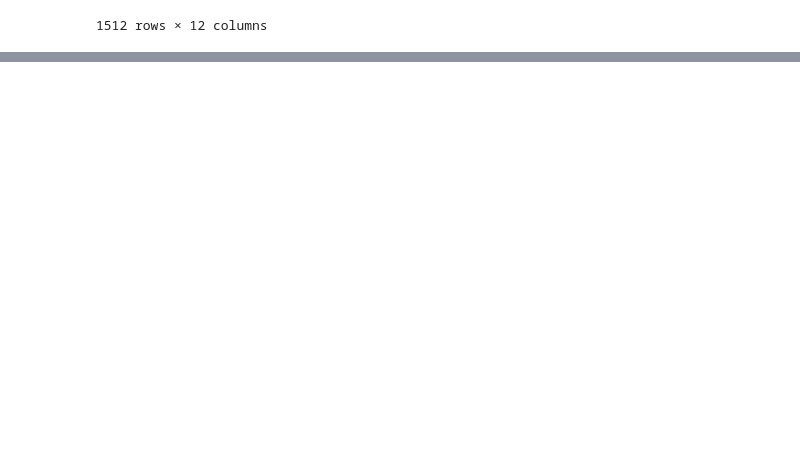
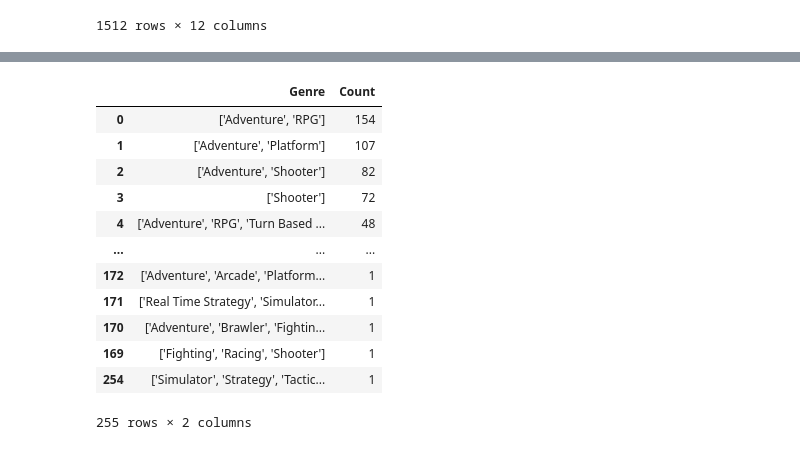
Before and after one commit to Enmoth/Games, a Jupyter notebook: Games.ipynb, the cells around one changed output, grey strips where cells are left out. Drawn from its saved outputs; the diff is of its cells as text; code cells hidden in the pictures; blank space fills up the shorter version.

```diff
--- a/Games.ipynb
+++ b/Games.ipynb
@@ -58,0 +76,2 @@ df
+# %%
+df['Plays'] = df['Plays'].apply(convert_value)
@@ -58,0 +157,8 @@ df
+# %%
+genre_counts = df['Genres'].value_counts().reset_index()
+genre_counts.columns = ['Genre', 'Count']
+genre_counts_sorted = genre_counts.sort_values('Count', ascending=False)
+
+df_genre_mix_count = genre_counts_sorted
+
+print(genre_counts_sorted)
@@ -58,0 +228,16 @@ df
+# %%
+df_genre_mix_count
+# %% [output]
+|  | Genre | Count |
+| 0 | ['Adventure', 'RPG'] | 154 |
+| 1 | ['Adventure', 'Platform'] | 107 |
+| 2 | ['Adventure', 'Shooter'] | 82 |
+| 3 | ['Shooter'] | 72 |
+| 4 | ['Adventure', 'RPG', 'Turn Based ... | 48 |
+| ... | ... | ... |
+| 172 | ['Adventure', 'Arcade', 'Platform... | 1 |
+| 171 | ['Real Time Strategy', 'Simulator... | 1 |
+| 170 | ['Adventure', 'Brawler', 'Fightin... | 1 |
+| 169 | ['Fighting', 'Racing', 'Shooter'] | 1 |
+| 254 | ['Simulator', 'Strategy', 'Tactic... | 1 |
+255 rows × 2 columns
```
Also changed, not shown: parts of 16 cells of this notebook.
